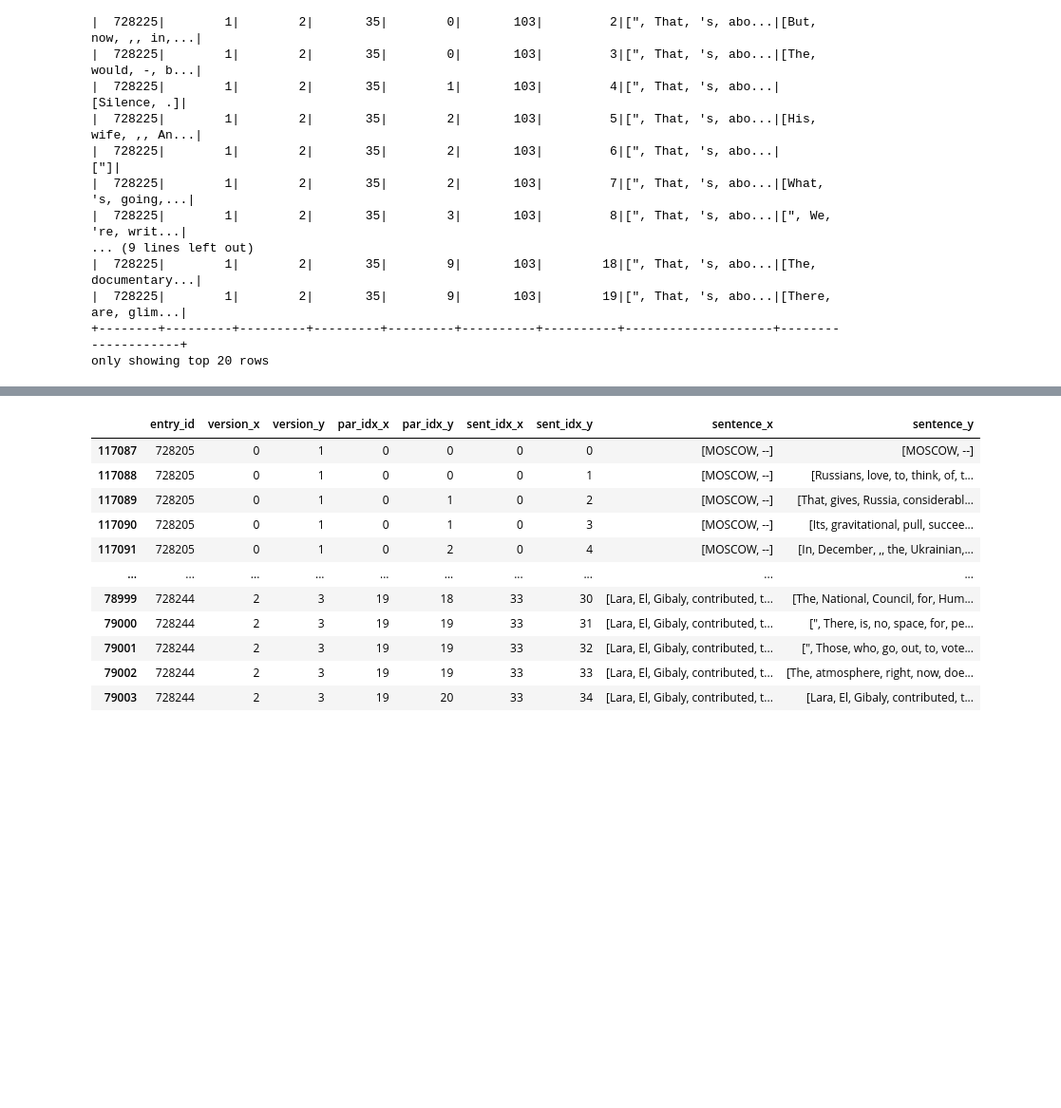
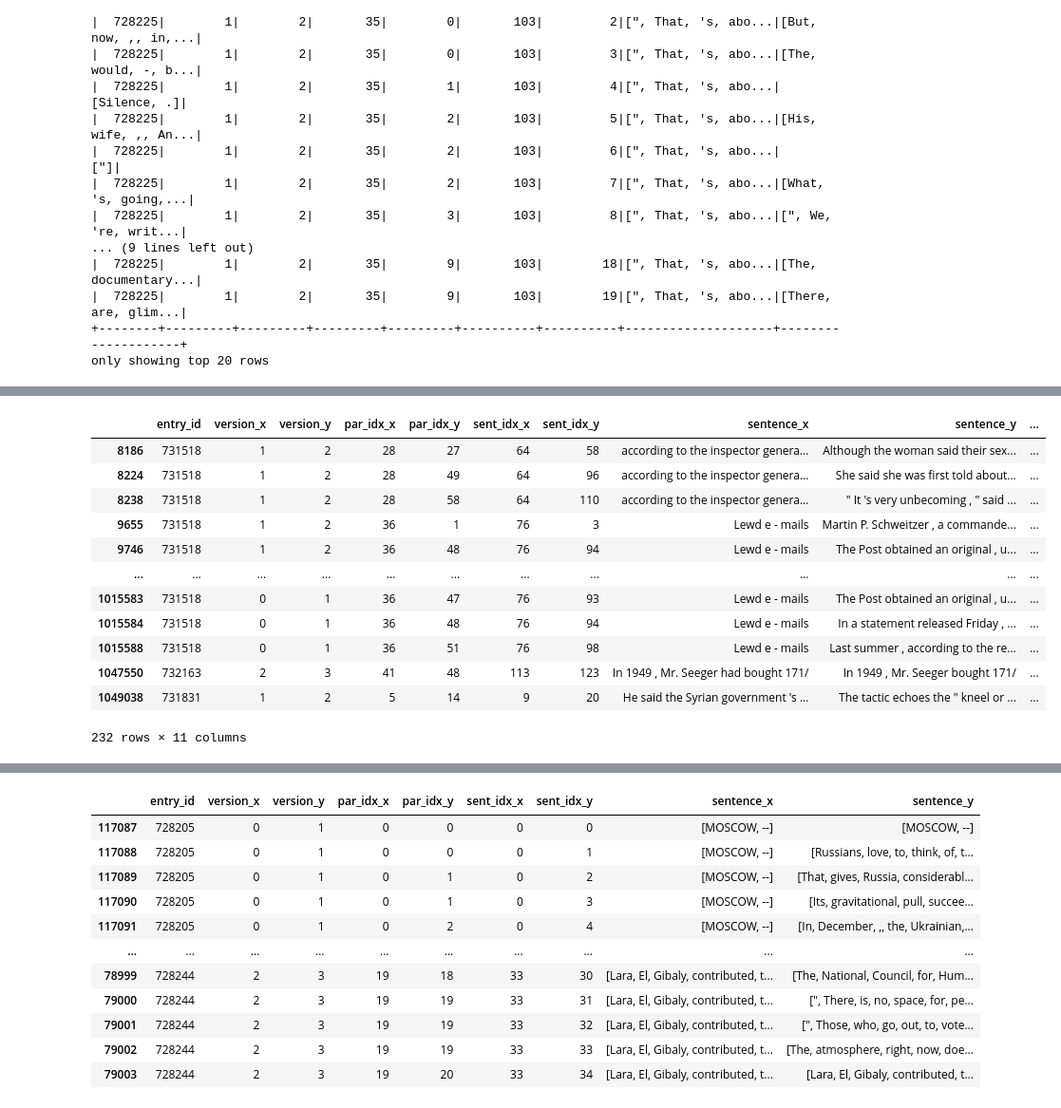
Before and after one commit to alex2awesome/edit-pathways, a Jupyter notebook: notebooks/2021-10-18__try-spark-nlp-udf.ipynb, the cells around one changed output, grey strips where cells are left out. Shown at 95% size. Saved outputs shown, nothing was run; the diff lists cells and outputs as text; code cells hidden in the pictures; blank space fills up the shorter version.

```diff
--- a/notebooks/2021-10-18__try-spark-nlp-udf.ipynb
+++ b/notebooks/2021-10-18__try-spark-nlp-udf.ipynb
@@ -723,7 +729,6 @@ get_common_substrings_udf = udf(get_all_common_substrings, IntegerType())
 # %%
 from pyspark.sql import functions as F
 # %%
-%%timeit
 j_dfp = (joined_sdf
 .select(
     'entry_id',
@@ -750,7 +755,7 @@ j_dfp = (joined_sdf
     'sentence_x',
     'sentence_y',
     (F.col('len_common_substr') / F.col('sent_x_len')).alias('avg_similarity_x'),
-    (F.col('len_common_substr') / F.col('sent_x_len')).alias('avg_similarity_y'),
+    (F.col('len_common_substr') / F.col('sent_y_len')).alias('avg_similarity_y'),
 )
  .toPandas()
 )
@@ -802,6 +786,0 @@ t.iloc[5]['sentence_y'][4:7]
-# %%
-j_dfp = (
-    j_dfp
-#     .assign(lcs=lambda df: df['lcs'].apply(ast.literal_eval))
-    .assign(lcs_len = lambda df: df['lcs'].apply(lambda x: len(x[0]) if len(x) > 0 else 0))
-)
@@ -818,3 +797,26 @@ s_x, s_y, l = (j_dfp
+# %%
+t = j_dfp.loc[lambda df: (df['avg_similarity_x'] > .6) & (df['avg_similarity_x'] < .8)]
+# %%
+t2 = (t
+ .assign(sentence_x=lambda df: df['sentence_x'].str.join(' '))
+ .assign(sentence_y=lambda df: df['sentence_y'].str.join(' '))
+)#[['sentence_x', 'sentence_y']]
+# %%
+t2
+# %% [output]
+|  | entry_id | version_x | version_y | par_idx_x | par_idx_y | sent_idx_x | sent_idx_y | sentence_x | sentence_y | ... |
+| 8186 | 731518 | 1 | 2 | 28 | 27 | 64 | 58 | according to the inspector genera... | Although the woman said their sex... | ... |
+| 8224 | 731518 | 1 | 2 | 28 | 49 | 64 | 96 | according to the inspector genera... | She said she was first told about... | ... |
+| 8238 | 731518 | 1 | 2 | 28 | 58 | 64 | 110 | according to the inspector genera... | " It 's very unbecoming , " said ... | ... |
+| 9655 | 731518 | 1 | 2 | 36 | 1 | 76 | 3 | Lewd e - mails | Martin P. Schweitzer , a commande... | ... |
+| 9746 | 731518 | 1 | 2 | 36 | 48 | 76 | 94 | Lewd e - mails | The Post obtained an original , u... | ... |
+| ... | ... | ... | ... | ... | ... | ... | ... | ... | ... | ... |
+| 1015583 | 731518 | 0 | 1 | 36 | 47 | 76 | 93 | Lewd e - mails | The Post obtained an original , u... | ... |
+| 1015584 | 731518 | 0 | 1 | 36 | 48 | 76 | 94 | Lewd e - mails | In a statement released Friday , ... | ... |
+| 1015588 | 731518 | 0 | 1 | 36 | 51 | 76 | 98 | Lewd e - mails | Last summer , according to the re... | ... |
+| 1047550 | 732163 | 2 | 3 | 41 | 48 | 113 | 123 | In 1949 , Mr. Seeger had bought 171/ | In 1949 , Mr. Seeger bought 171/ | ... |
+| 1049038 | 731831 | 1 | 2 | 5 | 14 | 9 | 20 | He said the Syrian government 's ... | The tactic echoes the " kneel or ... | ... |
+232 rows × 11 columns
 # %%
 import sys
 sys.path.insert(0, '../')
```
Also changed, not shown: parts of 15 cells of this notebook.
